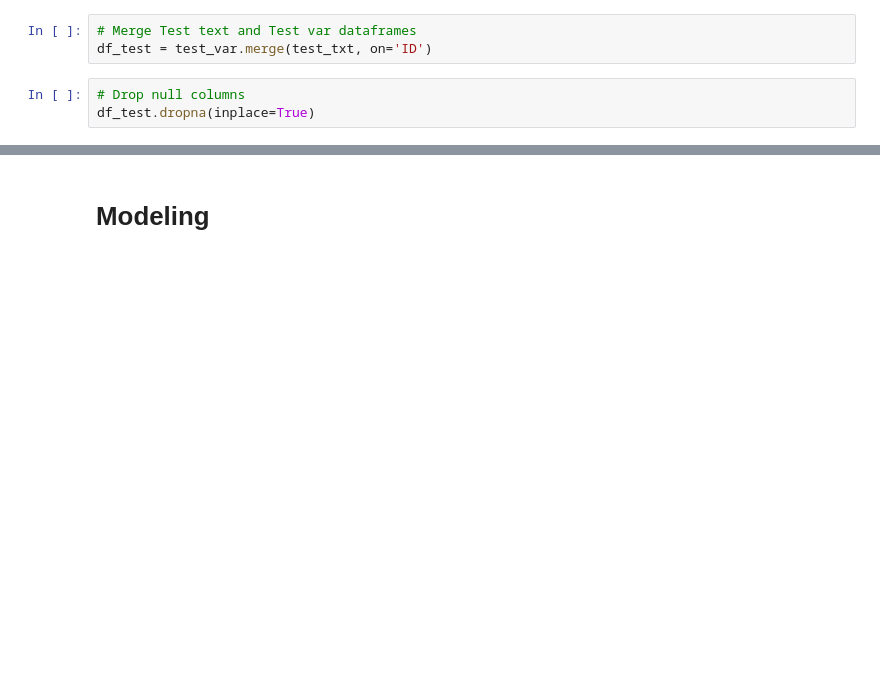
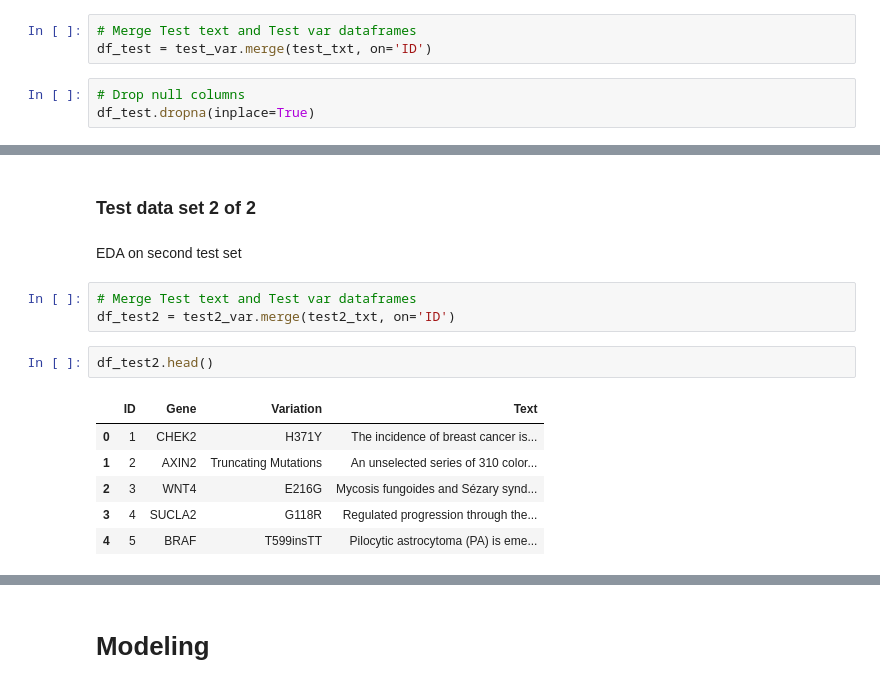
Before and after one commit to HallieCrosby/Personalized-Medicine-Redefining-Cancer-Treatment, a Jupyter notebook: Personalized-Medicine-Redefining-Cancer-Treatment.ipynb, the cells around one changed output, grey strips where cells are left out. Drawn from its saved outputs; the diff is of its cells as text; blank space fills up the shorter version.

```diff
--- a/Personalized-Medicine-Redefining-Cancer-Treatment.ipynb
+++ b/Personalized-Medicine-Redefining-Cancer-Treatment.ipynb
@@ -101,3 +116,19 @@ test_set_X.head()
 | 2 | KIT | D52N | Myeloproliferative disorders (MPD... |
 | 3 | SPOP | F125V | In the largest E3 ligase subfamil... |
 | 4 | KEAP1 | C23Y | Keap1 is the substrate recognitio... |
+# %% [markdown]
+### Test data set 2 of 2
+# %% [markdown]
+EDA on second test set
+# %%
+# Merge Test text and Test var dataframes
+df_test2 = test2_var.merge(test2_txt, on='ID')
+# %%
+df_test2.head()
+# %% [output]
+|  | ID | Gene | Variation | Text |
+| 0 | 1 | CHEK2 | H371Y | The incidence of breast cancer is... |
+| 1 | 2 | AXIN2 | Truncating Mutations | An unselected series of 310 color... |
+| 2 | 3 | WNT4 | E216G | Mycosis fungoides and Sézary synd... |
+| 3 | 4 | SUCLA2 | G118R | Regulated progression through the... |
+| 4 | 5 | BRAF | T599insTT | Pilocytic astrocytoma (PA) is eme... |
```
Also changed, not shown: parts of 37 cells of this notebook.
